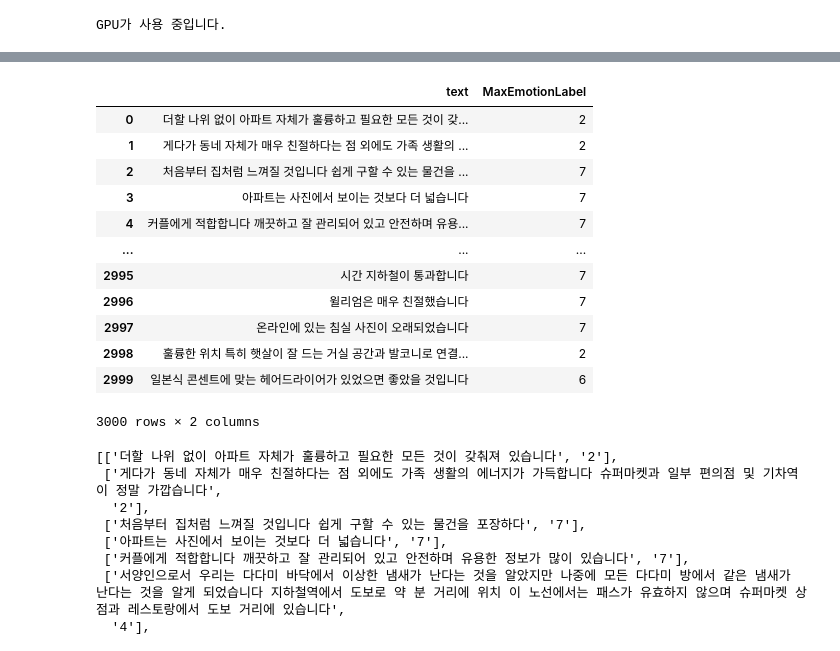
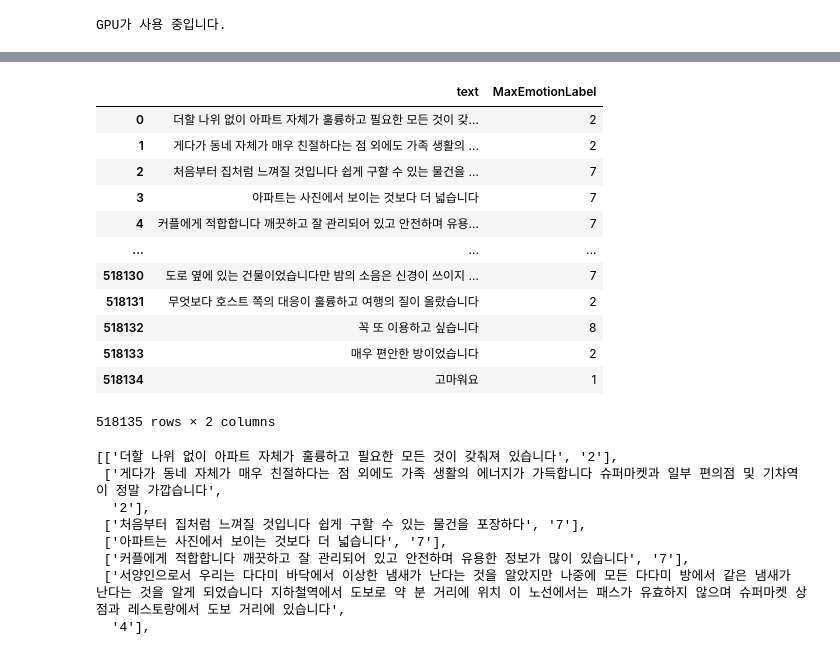
Before and after one commit to zinnie1025/AirbnbWise, a Jupyter notebook: Pipeline/jieun/sentiment_kobert.ipynb, the cells around one changed output, grey strips where cells are left out. Saved outputs shown, nothing was run; the diff lists cells and outputs as text; code cells hidden in the pictures.

```diff
--- a/Pipeline/jieun/sentiment_kobert.ipynb
+++ b/Pipeline/jieun/sentiment_kobert.ipynb
@@ -100,0 +95,3 @@ tmp
+# %%
+alldf = pd.read_csv('/content/drive/MyDrive/에어비엔비/리뷰번역완료/지은/total/sentiAnalysisAll2.csv')
+alldf['MaxEmotion'].value_counts()
@@ -101,20 +126,20 @@ tmp
 # %%
-data = tmp[['text', 'MaxEmotionLabel']]
+data = alldf[['text', 'MaxEmotionLabel']]
 data
 # %% [output]
 |  | text | MaxEmotionLabel |
 | 0 | 더할 나위 없이 아파트 자체가 훌륭하고 필요한 모든 것이 갖... | 2 |
 | 1 | 게다가 동네 자체가 매우 친절하다는 점 외에도 가족 생활의 ... | 2 |
 | 2 | 처음부터 집처럼 느껴질 것입니다 쉽게 구할 수 있는 물건을 ... | 7 |
 | 3 | 아파트는 사진에서 보이는 것보다 더 넓습니다 | 7 |
 | 4 | 커플에게 적합합니다 깨끗하고 잘 관리되어 있고 안전하며 유용... | 7 |
 | ... | ... | ... |
-| 2995 | 시간 지하철이 통과합니다 | 7 |
-| 2996 | 윌리엄은 매우 친절했습니다 | 7 |
-| 2997 | 온라인에 있는 침실 사진이 오래되었습니다 | 7 |
-| 2998 | 훌륭한 위치 특히 햇살이 잘 드는 거실 공간과 발코니로 연결... | 2 |
-| 2999 | 일본식 콘센트에 맞는 헤어드라이어가 있었으면 좋았을 것입니다 | 6 |
+| 518130 | 도로 옆에 있는 건물이었습니다만 밤의 소음은 신경이 쓰이지 ... | 7 |
+| 518131 | 무엇보다 호스트 쪽의 대응이 훌륭하고 여행의 질이 올랐습니다 | 2 |
+| 518132 | 꼭 또 이용하고 싶습니다 | 8 |
+| 518133 | 매우 편안한 방이었습니다 | 2 |
+| 518134 | 고마워요 | 1 |
-3000 rows × 2 columns
+518135 rows × 2 columns
 # %%
 data_list = []
 for ques, label in zip (data['text'], data['MaxEmotionLabel']):
```
Also changed, not shown: parts of 20 cells of this notebook.
